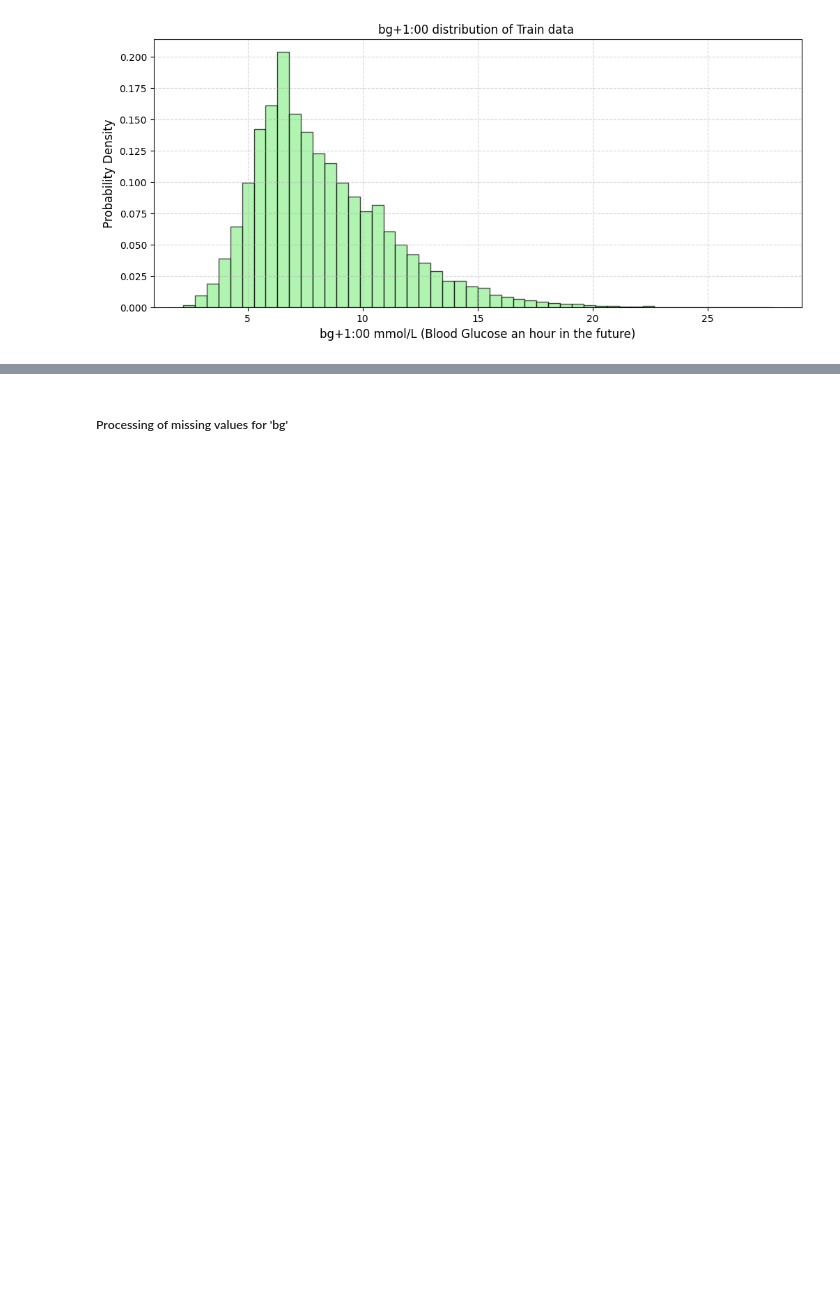
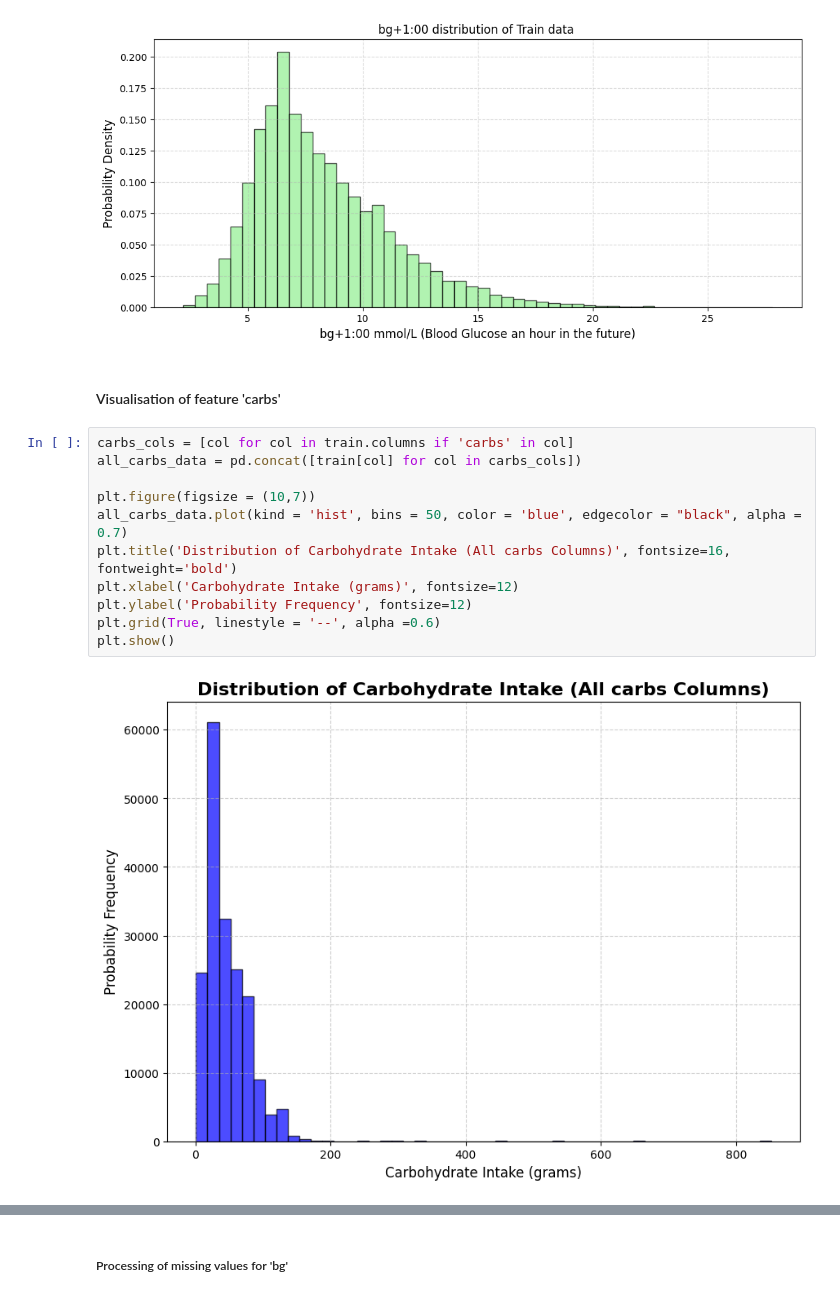
Before and after one commit to juliettemaes/Blood-Glucose-Prediction, a Jupyter notebook: brist1d_WANG.ipynb, the cells around one changed output, grey strips where cells are left out. Cells and saved outputs as stored; diff of their text form; blank space fills up the shorter version.

```diff
--- a/brist1d_WANG.ipynb
+++ b/brist1d_WANG.ipynb
@@ -175,3 +173,18 @@ plt.grid(True, linestyle='--', alpha=0.5)
 plt.show()
 # %% [output]
 [figure]
+# %% [markdown]
+#### Visualisation of feature 'carbs'
+# %%
+carbs_cols = [col for col in train.columns if 'carbs' in col]
+all_carbs_data = pd.concat([train[col] for col in carbs_cols])
+
+plt.figure(figsize = (10,7))
+all_carbs_data.plot(kind = 'hist', bins = 50, color = 'blue', edgecolor = "black", alpha = 0.7)
+plt.title('Distribution of Carbohydrate Intake (All carbs Columns)', fontsize=16, fontweight='bold')
+plt.xlabel('Carbohydrate Intake (grams)', fontsize=12)
+plt.ylabel('Probability Frequency', fontsize=12)
+plt.grid(True, linestyle = '--', alpha =0.6)
+plt.show()
+# %% [output]
+[figure, added]
```
Also changed, not shown: parts of 12 cells of this notebook.
